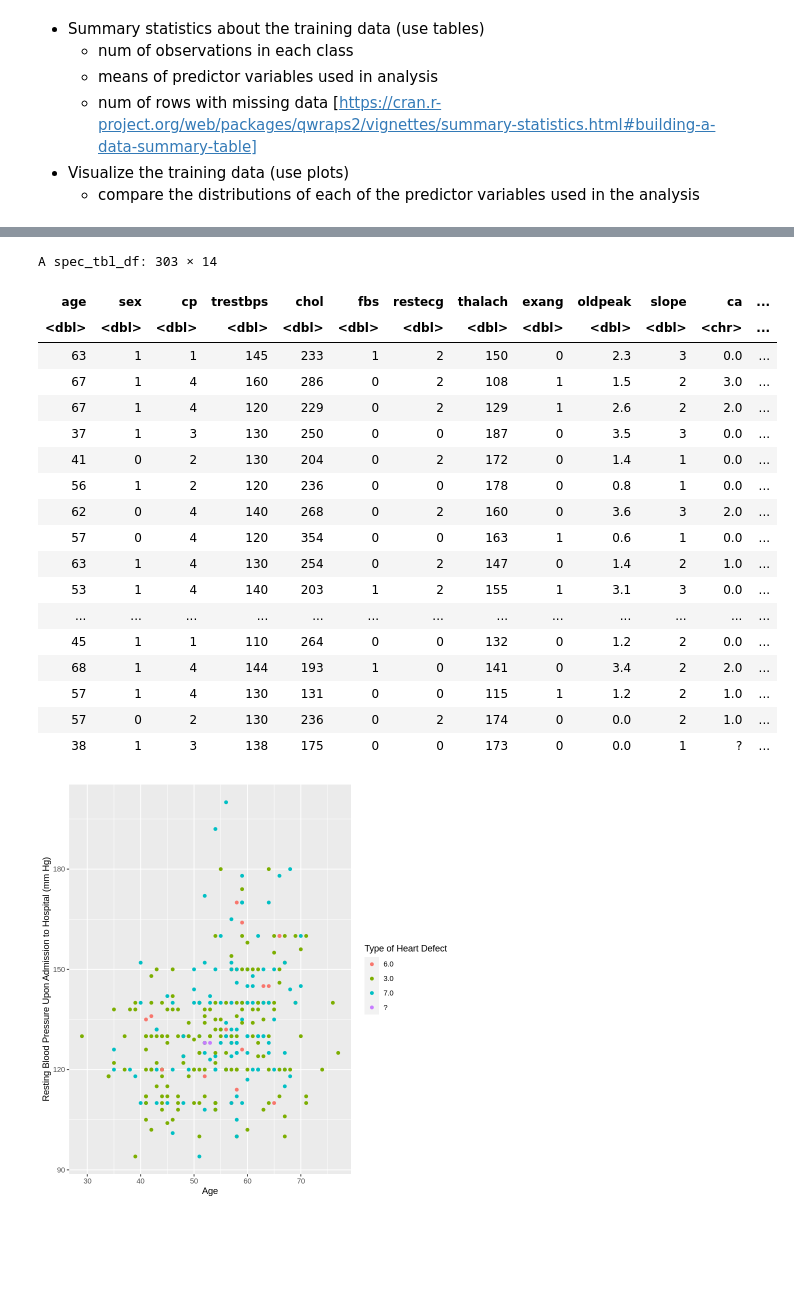
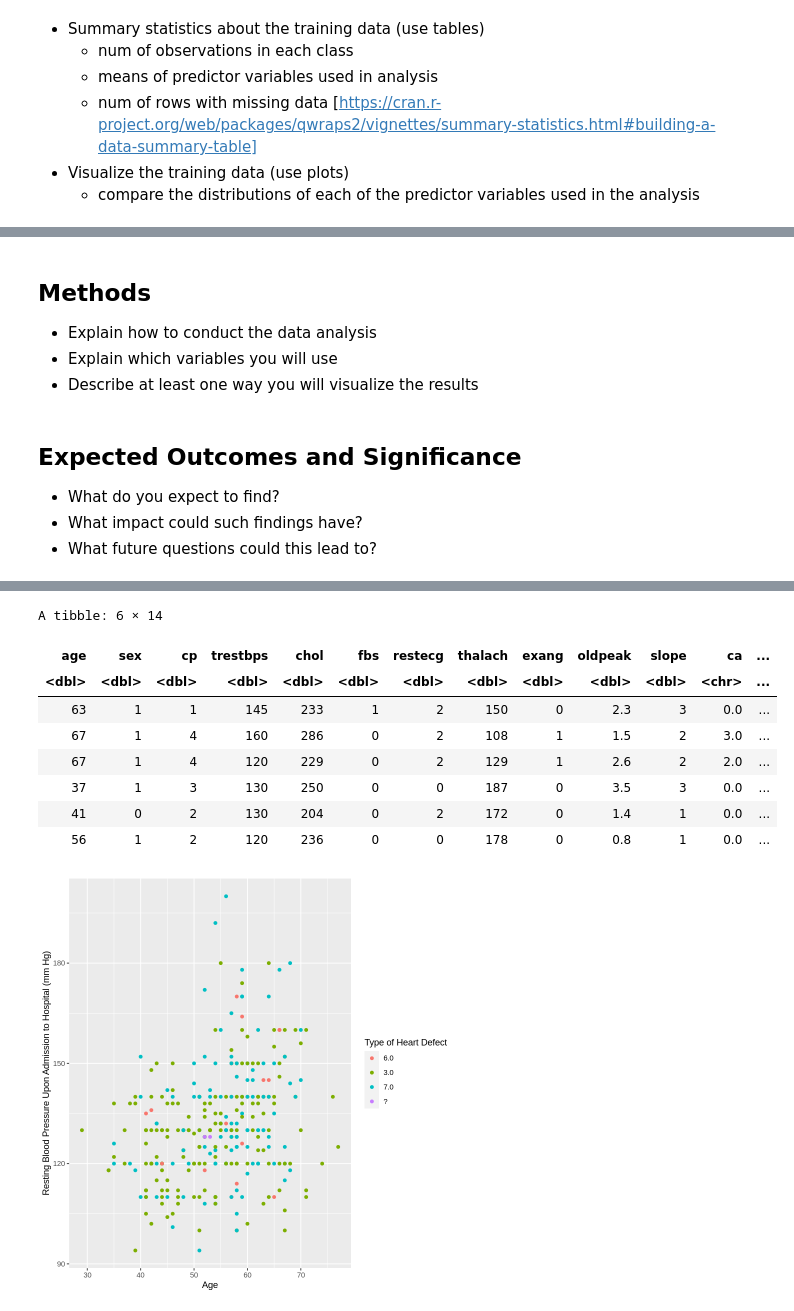
Before and after one commit to CeciH1026/DSCI_Group_Project, a Jupyter notebook: Heart Data - DSCI group proj.ipynb, the cells around one changed output, grey strips where cells are left out. Drawn from its saved outputs; the diff is of its cells as text; code cells hidden in the pictures; blank space fills up the shorter version.

Commit message:
Added parts of the preliminary exploratory data analysis
- Download and Read data
- Clean and Wrangle data
- train/test split

```diff
--- a/Heart Data - DSCI group proj.ipynb
+++ b/Heart Data - DSCI group proj.ipynb
@@ -19,3 +116,13 @@
+# %% [markdown]
+## Methods
+- Explain how to conduct the data analysis
+- Explain which variables you will use
+- Describe at least one way you will visualize the results
+# %% [markdown]
+## Expected Outcomes and Significance
+- What do you expect to find?
+- What impact could such findings have?
+- What future questions could this lead to?
 # %%
 library(tidyverse)
 url <- "https://archive.ics.uci.edu/ml/machine-learning-databases/heart-disease/processed.cleveland.data"
@@ -38,49 +145,39 @@ data_cols <- rename(heart_data, age = X1,
 
 
 data <- mutate(data_cols, thal = as_factor(thal))
-data
+head(data)
 
 data_plot <- data %>%
 ggplot(aes(x=age, y=trestbps, colour = thal)) +
 geom_point() +
 labs(x = "Age", y = "Resting Blood Pressure Upon Admission to Hospital (mm Hg)", colour = "Type of Heart Defect")
 
 data_plot
 # %% [output]
 Parsed with column specification:
 cols(
   X1 = col_double(),
   X2 = col_double(),
   X3 = col_double(),
   X4 = col_double(),
   X5 = col_double(),
   X6 = col_double(),
   X7 = col_double(),
   X8 = col_double(),
   X9 = col_double(),
   X10 = col_double(),
   X11 = col_double(),
   X12 = col_character(),
   X13 = col_character(),
   X14 = col_double()
 )
-A spec_tbl_df: 303 × 14
+A tibble: 6 × 14
 | age | sex | cp | trestbps | chol | fbs | restecg | thalach | exang | oldpeak | slope | ca | ... |
 | <dbl> | <dbl> | <dbl> | <dbl> | <dbl> | <dbl> | <dbl> | <dbl> | <dbl> | <dbl> | <dbl> | <chr> | ... |
 | 63 | 1 | 1 | 145 | 233 | 1 | 2 | 150 | 0 | 2.3 | 3 | 0.0 | ... |
 | 67 | 1 | 4 | 160 | 286 | 0 | 2 | 108 | 1 | 1.5 | 2 | 3.0 | ... |
 | 67 | 1 | 4 | 120 | 229 | 0 | 2 | 129 | 1 | 2.6 | 2 | 2.0 | ... |
 | 37 | 1 | 3 | 130 | 250 | 0 | 0 | 187 | 0 | 3.5 | 3 | 0.0 | ... |
 | 41 | 0 | 2 | 130 | 204 | 0 | 2 | 172 | 0 | 1.4 | 1 | 0.0 | ... |
 | 56 | 1 | 2 | 120 | 236 | 0 | 0 | 178 | 0 | 0.8 | 1 | 0.0 | ... |
-| 62 | 0 | 4 | 140 | 268 | 0 | 2 | 160 | 0 | 3.6 | 3 | 2.0 | ... |
-| 57 | 0 | 4 | 120 | 354 | 0 | 0 | 163 | 1 | 0.6 | 1 | 0.0 | ... |
-| 63 | 1 | 4 | 130 | 254 | 0 | 2 | 147 | 0 | 1.4 | 2 | 1.0 | ... |
-| 53 | 1 | 4 | 140 | 203 | 1 | 2 | 155 | 1 | 3.1 | 3 | 0.0 | ... |
-| ... | ... | ... | ... | ... | ... | ... | ... | ... | ... | ... | ... | ... |
-| 45 | 1 | 1 | 110 | 264 | 0 | 0 | 132 | 0 | 1.2 | 2 | 0.0 | ... |
-| 68 | 1 | 4 | 144 | 193 | 1 | 0 | 141 | 0 | 3.4 | 2 | 2.0 | ... |
-| 57 | 1 | 4 | 130 | 131 | 0 | 0 | 115 | 1 | 1.2 | 2 | 1.0 | ... |
-| 57 | 0 | 2 | 130 | 236 | 0 | 2 | 174 | 0 | 0.0 | 2 | 1.0 | ... |
-| 38 | 1 | 3 | 138 | 175 | 0 | 0 | 173 | 0 | 0.0 | 1 | ? | ... |
 [figure]
```
Also changed, not shown: parts of 6 cells of this notebook.
